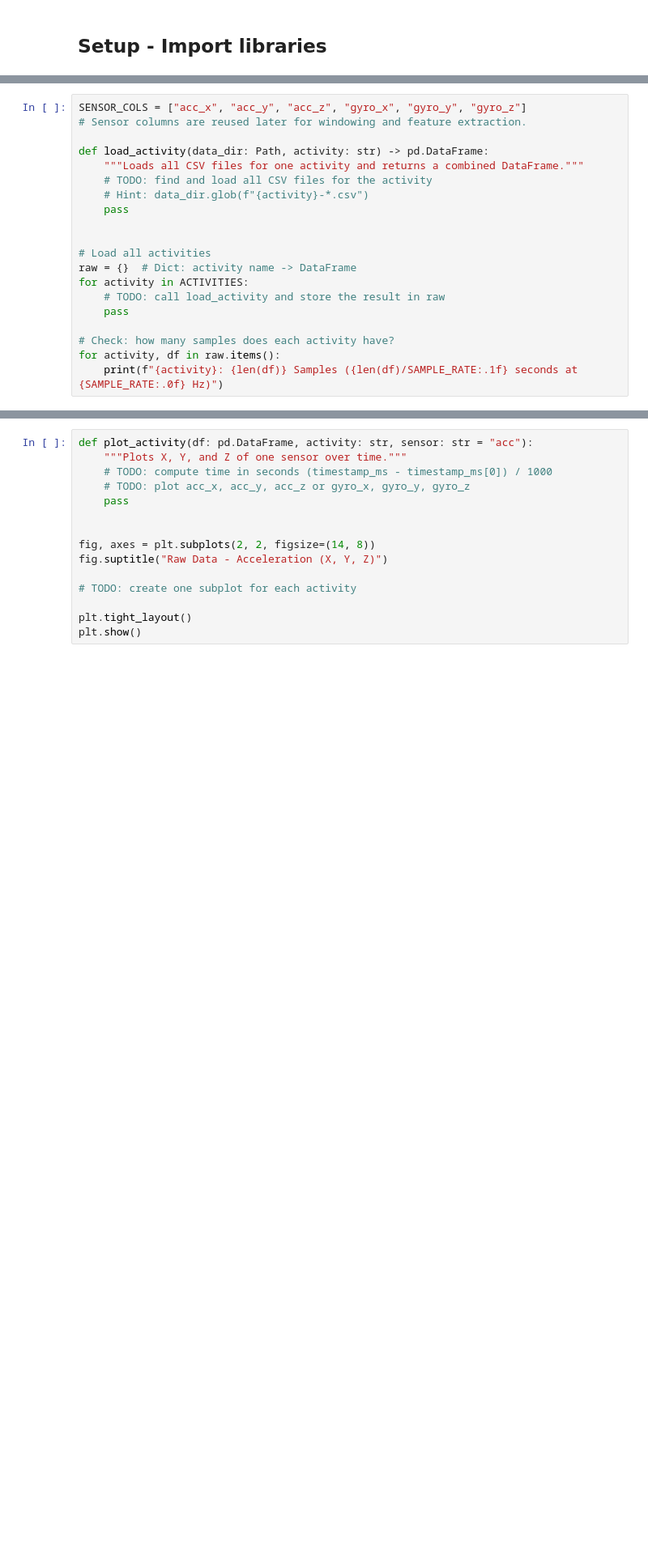
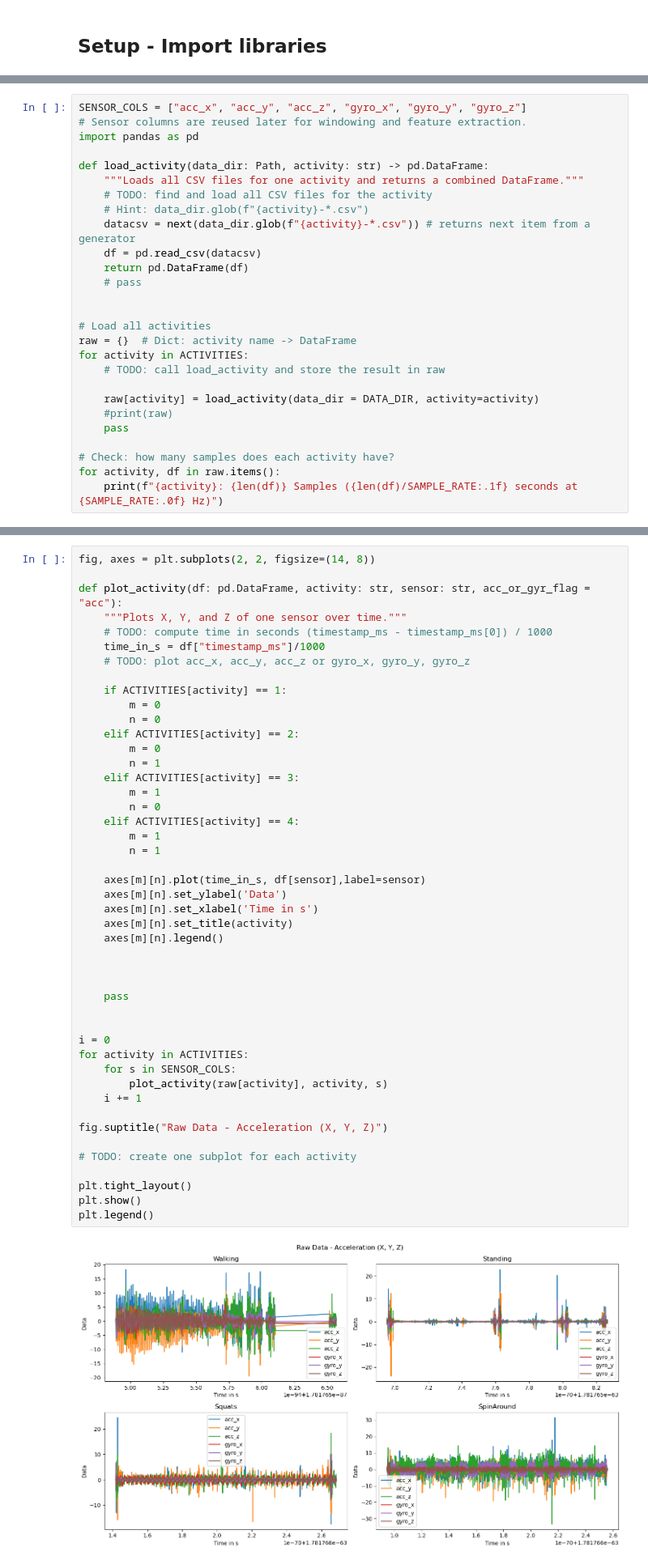
Before and after one commit to dhanushmaverick/Machine-Learning-Project, a Jupyter notebook: ML_Lab_Part_I.ipynb, the cells around one changed output, grey strips where cells are left out. Shown at 81% size. Cells and saved outputs as stored; diff of their text form; blank space fills up the shorter version.

Commit message:
Graphed

```diff
--- a/ML_Lab_Part_I.ipynb
+++ b/ML_Lab_Part_I.ipynb
@@ -147,18 +159,25 @@ SpinAround: 3259 Samples (65.2 seconds at 25Hz)
 # %%
 SENSOR_COLS = ["acc_x", "acc_y", "acc_z", "gyro_x", "gyro_y", "gyro_z"]
 # Sensor columns are reused later for windowing and feature extraction.
+import pandas as pd
 
 def load_activity(data_dir: Path, activity: str) -> pd.DataFrame:
     """Loads all CSV files for one activity and returns a combined DataFrame."""
     # TODO: find and load all CSV files for the activity
     # Hint: data_dir.glob(f"{activity}-*.csv")
-    pass
+    datacsv = next(data_dir.glob(f"{activity}-*.csv")) # returns next item from a generator
+    df = pd.read_csv(datacsv)
+    return pd.DataFrame(df)
+    # pass
 
 
 # Load all activities
 raw = {}  # Dict: activity name -> DataFrame
 for activity in ACTIVITIES:
     # TODO: call load_activity and store the result in raw
+
+    raw[activity] = load_activity(data_dir = DATA_DIR, activity=activity)
+    #print(raw)
     pass
 
 # Check: how many samples does each activity have?
@@ -182,17 +248,50 @@ What do you notice? Are there visible differences between the activities? Please
 - Use column `timestamp_ms` as the x-axis or convert it to seconds: `df['timestamp_ms'] / 1000`
 - Plot X, Y, and Z as three separate lines in one plot
 # %%
-def plot_activity(df: pd.DataFrame, activity: str, sensor: str = "acc"):
+fig, axes = plt.subplots(2, 2, figsize=(14, 8))
+
+def plot_activity(df: pd.DataFrame, activity: str, sensor: str, acc_or_gyr_flag = "acc"):
     """Plots X, Y, and Z of one sensor over time."""
     # TODO: compute time in seconds (timestamp_ms - timestamp_ms[0]) / 1000
+    time_in_s = df["timestamp_ms"]/1000
     # TODO: plot acc_x, acc_y, acc_z or gyro_x, gyro_y, gyro_z
+
+    if ACTIVITIES[activity] == 1:
+        m = 0
+        n = 0
+    elif ACTIVITIES[activity] == 2:
+        m = 0
+        n = 1
+    elif ACTIVITIES[activity] == 3:
+        m = 1
+        n = 0
+    elif ACTIVITIES[activity] == 4:
+        m = 1
+        n = 1
+
+    axes[m][n].plot(time_in_s, df[sensor],label=sensor)
+    axes[m][n].set_ylabel('Data')
+    axes[m][n].set_xlabel('Time in s')
+    axes[m][n].set_title(activity)
+    axes[m][n].legend()
+
+
+
     pass
 
 
-fig, axes = plt.subplots(2, 2, figsize=(14, 8))
+i = 0
+for activity in ACTIVITIES:
+    for s in SENSOR_COLS:
+        plot_activity(raw[activity], activity, s)
+    i += 1
+
 fig.suptitle("Raw Data - Acceleration (X, Y, Z)")
 
 # TODO: create one subplot for each activity
 
 plt.tight_layout()
 plt.show()
+plt.legend()
+# %% [output]
+[figure, added]
```
Also changed, not shown: parts of 5 cells of this notebook, 1 other file.
